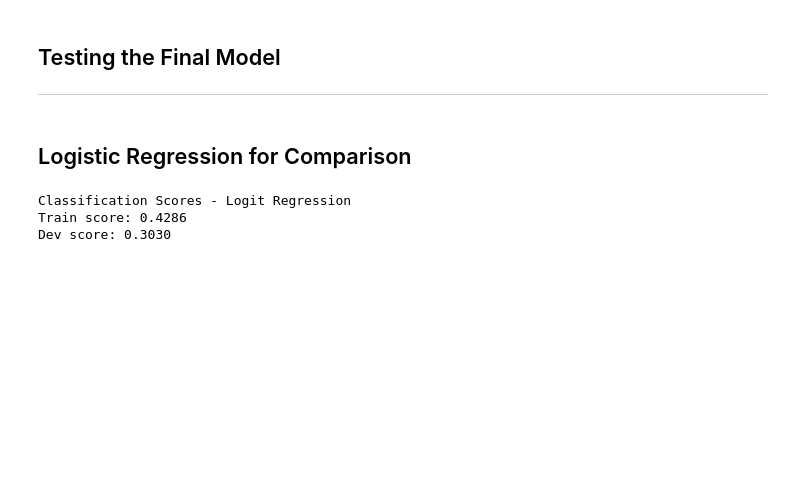
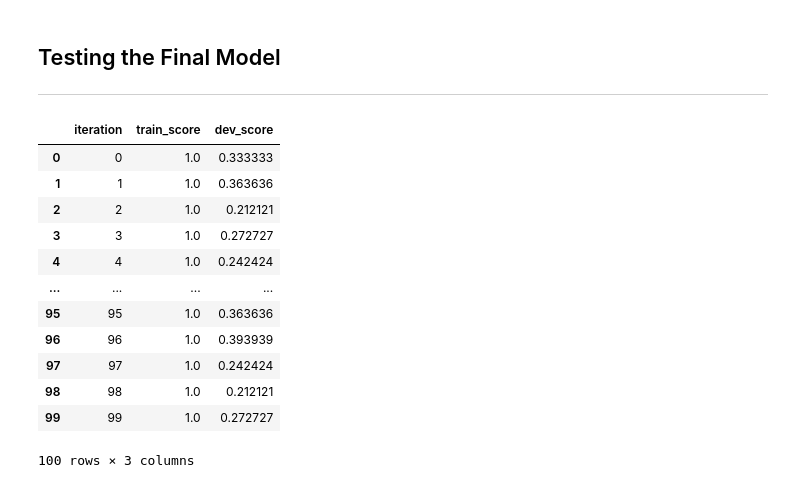
Before and after one commit to wgriffin13/ipo-rf, a Jupyter notebook: notebooks/IPO Random Forest Models.ipynb, the cells around one changed output. Drawn from its saved outputs; the diff is of its cells as text; code cells hidden in the pictures; blank space fills up the shorter version.

Commit message:
final model testing

```diff
--- a/notebooks/IPO Random Forest Models.ipynb
+++ b/notebooks/IPO Random Forest Models.ipynb
@@ -439,20 +440,58 @@ Dev score: 0.2424
 # %% [markdown]
 ## Testing the Final Model
 ---
-# %% [markdown]
-## Logistic Regression for Comparison
-# %%
-# Model
-clf = LogisticRegression(solver='liblinear', random_state=random_state)
-clf.fit(X_train, y_train)
-train_scores_clf['logit'] = clf.score(X_train, y_train)
-dev_scores_clf['logit'] = clf.score(X_dev, y_dev)
-
-# Results
-print('Classification Scores - Logit Regression')
-print('Train score:', '{:.4f}'.format(train_scores_clf['logit']))
-print('Dev score:', '{:.4f}'.format(dev_scores_clf['logit']))
-# %% [output]
-Classification Scores - Logit Regression
-Train score: 0.4286
-Dev score: 0.3030
+# %%
+def result_dict(iteration_num, train_score, dev_score):
+    return {
+        'iteration': iteration_num,
+        'train_score': train_score,
+        'dev_score': dev_score
+    }
+
+# Randomized Training/Dev Classification function
+def rf_split_and_classify(X, y, test_size=0.30, split_random_state=None, split_iterations=1, \
+                          rf_random_state=None, n_estimators=10000, print_progress=False):
+
+    results = []
+
+    # Loop through the number of iterations
+    for i in range(0, split_iterations):
+
+        # Split train / dev data
+        X_train, X_dev, y_train, y_dev = train_test_split(X, y, test_size=test_size, random_state=split_random_state)
+
+        # Train and score
+        clf = RandomForestClassifier(max_depth=None, random_state=rf_random_state, n_estimators=n_estimators)
+        clf.fit(X_train, y_train)
+        results.append(result_dict(i, clf.score(X_train, y_train), clf.score(X_dev, y_dev)))
+
+        # Increment random states if they have starting values
+        if split_random_state is not None:
+            split_random_state += 1;
+        if rf_random_state is not None:
+            rf_random_state += 1;
+
+        # Prints progress
+        if print_progress == True:
+            print(results[i])
+
+    return results
+# %%
+# Randomized Training/Dev Results
+
+rf_results = pd.DataFrame.from_dict(rf_split_and_classify(X, y, split_iterations=100))
+rf_results
+# %% [output]
+|  | iteration | train_score | dev_score |
+| 0 | 0 | 1.0 | 0.333333 |
+| 1 | 1 | 1.0 | 0.363636 |
+| 2 | 2 | 1.0 | 0.212121 |
+| 3 | 3 | 1.0 | 0.272727 |
+| 4 | 4 | 1.0 | 0.242424 |
+| ... | ... | ... | ... |
+| 95 | 95 | 1.0 | 0.363636 |
+| 96 | 96 | 1.0 | 0.393939 |
+| 97 | 97 | 1.0 | 0.242424 |
+| 98 | 98 | 1.0 | 0.212121 |
+| 99 | 99 | 1.0 | 0.272727 |
+100 rows × 3 columns
```
Also changed, not shown: parts of 2 cells of this notebook, 4 other files.
